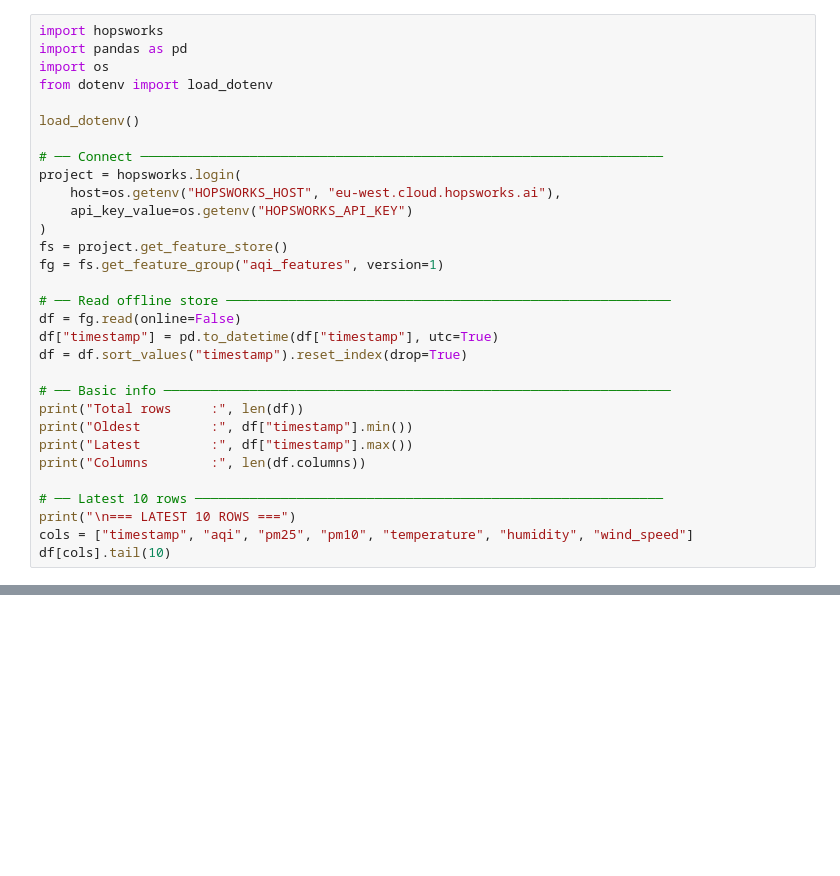
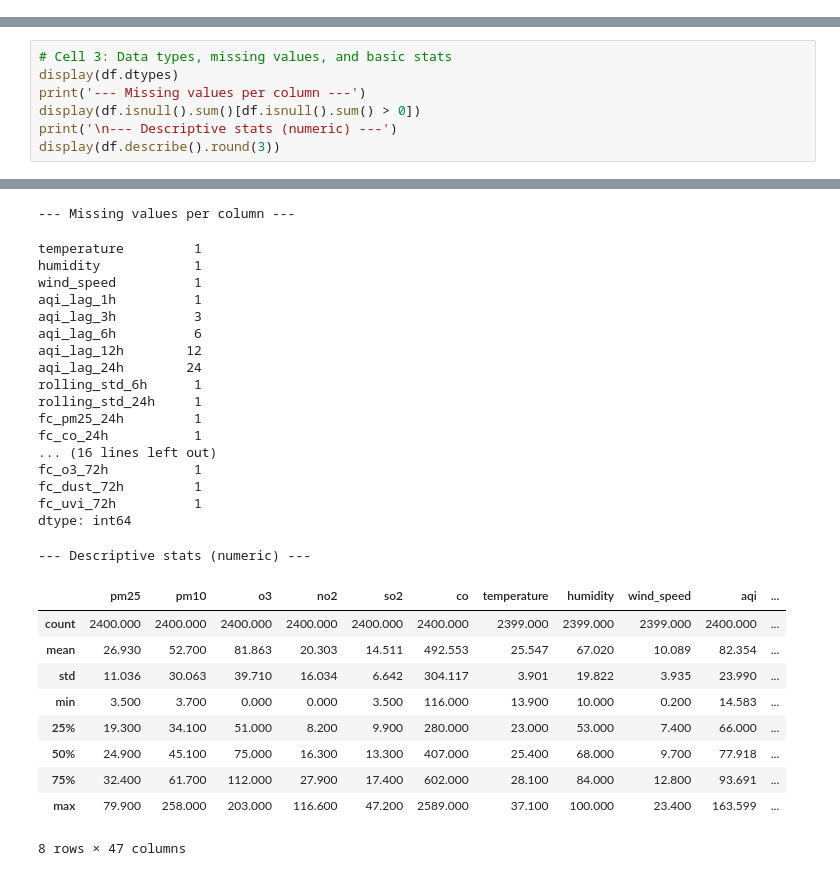
Before and after one commit to Hamza-asm/karachi-aqi-predictor, a Jupyter notebook: EDA.ipynb, the cells around one changed output, grey strips where cells are left out. Drawn from its saved outputs; the diff is of its cells as text; blank space fills up the shorter version.

```diff
--- a/EDA.ipynb
+++ b/EDA.ipynb
@@ -179,31 +52,0 @@ MAX stored AQI: 163.6
-# %%
-import hopsworks
-import pandas as pd
-import os
-from dotenv import load_dotenv
-
-load_dotenv()
-
-# ── Connect ───────────────────────────────────────────────────────────────────
-project = hopsworks.login(
-    host=os.getenv("HOPSWORKS_HOST", "eu-west.cloud.hopsworks.ai"),
-    api_key_value=os.getenv("HOPSWORKS_API_KEY")
-)
-fs = project.get_feature_store()
-fg = fs.get_feature_group("aqi_features", version=1)
-
-# ── Read offline store ─────────────────────────────────────────────────────────
-df = fg.read(online=False)
-df["timestamp"] = pd.to_datetime(df["timestamp"], utc=True)
-df = df.sort_values("timestamp").reset_index(drop=True)
-
-# ── Basic info ─────────────────────────────────────────────────────────────────
-print("Total rows     :", len(df))
-print("Oldest         :", df["timestamp"].min())
-print("Latest         :", df["timestamp"].max())
-print("Columns        :", len(df.columns))
-
-# ── Latest 10 rows ────────────────────────────────────────────────────────────
-print("\n=== LATEST 10 ROWS ===")
-cols = ["timestamp", "aqi", "pm25", "pm10", "temperature", "humidity", "wind_speed"]
-df[cols].tail(10)
@@ -333,0 +56,8 @@ Data freshness   : 2.5 hours old
+# %%
+# Cell 3: Data types, missing values, and basic stats
+display(df.dtypes)
+print('--- Missing values per column ---')
+display(df.isnull().sum()[df.isnull().sum() > 0])
+print('\n--- Descriptive stats (numeric) ---')
+display(df.describe().round(3))
+# %% [output]
@@ -333,0 +81,29 @@ Data freshness   : 2.5 hours old
+--- Missing values per column ---
+temperature         1
+humidity            1
+wind_speed          1
+aqi_lag_1h          1
+aqi_lag_3h          3
+aqi_lag_6h          6
+aqi_lag_12h        12
+aqi_lag_24h        24
+rolling_std_6h      1
+rolling_std_24h     1
+fc_pm25_24h         1
+fc_co_24h           1
+... (16 lines left out)
+fc_o3_72h           1
+fc_dust_72h         1
+fc_uvi_72h          1
+dtype: int64
+--- Descriptive stats (numeric) ---
+|  | pm25 | pm10 | o3 | no2 | so2 | co | temperature | humidity | wind_speed | aqi | ... |
+| count | 2400.000 | 2400.000 | 2400.000 | 2400.000 | 2400.000 | 2400.000 | 2399.000 | 2399.000 | 2399.000 | 2400.000 | ... |
+| mean | 26.930 | 52.700 | 81.863 | 20.303 | 14.511 | 492.553 | 25.547 | 67.020 | 10.089 | 82.354 | ... |
+| std | 11.036 | 30.063 | 39.710 | 16.034 | 6.642 | 304.117 | 3.901 | 19.822 | 3.935 | 23.990 | ... |
+| min | 3.500 | 3.700 | 0.000 | 0.000 | 3.500 | 116.000 | 13.900 | 10.000 | 0.200 | 14.583 | ... |
+| 25% | 19.300 | 34.100 | 51.000 | 8.200 | 9.900 | 280.000 | 23.000 | 53.000 | 7.400 | 66.000 | ... |
+| 50% | 24.900 | 45.100 | 75.000 | 16.300 | 13.300 | 407.000 | 25.400 | 68.000 | 9.700 | 77.918 | ... |
+| 75% | 32.400 | 61.700 | 112.000 | 27.900 | 17.400 | 602.000 | 28.100 | 84.000 | 12.800 | 93.691 | ... |
+| max | 79.900 | 258.000 | 203.000 | 116.600 | 47.200 | 2589.000 | 37.100 | 100.000 | 23.400 | 163.599 | ... |
+8 rows × 47 columns
```
Also changed, not shown: parts of 25 cells of this notebook, 9 other files.
